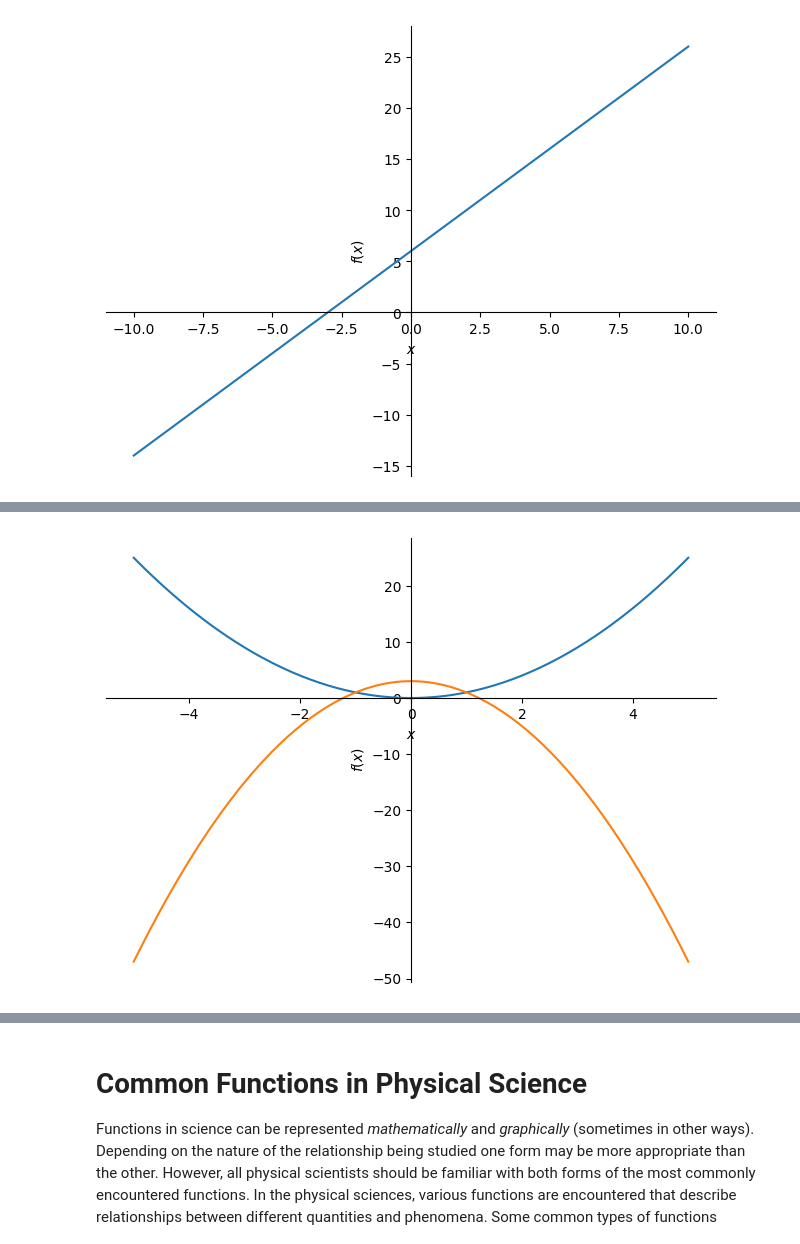
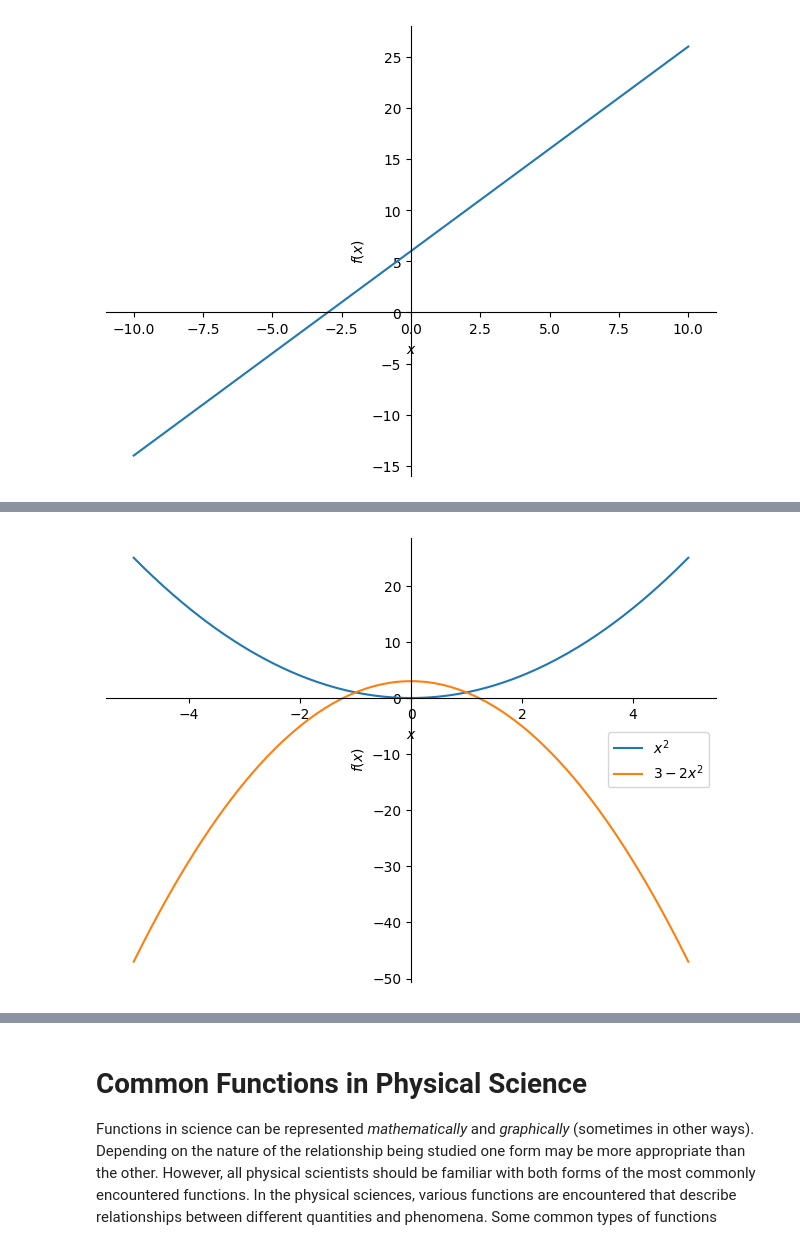
Before and after one commit to heath-barnett/chem3020, a Jupyter notebook: common_functions.ipynb, the cells around one changed output, grey strips where cells are left out. Saved outputs shown, nothing was run; the diff lists cells and outputs as text; code cells hidden in the pictures.

```diff
--- a/common_functions.ipynb
+++ b/common_functions.ipynb
@@ -28,6 +52,6 @@ p2 = plot(f, (x,0,5),line_color='red')
 # %%
 g = x**2
 h = -2*x**2+3
-p3 = plot(g,h,(x,-5,5))
+p3 = plot(g,h,(x,-5,5),legend = True)
 # %% [output]
-[figure, old version]
+[figure, new version]
```
Also changed, not shown: parts of 9 cells of this notebook.
